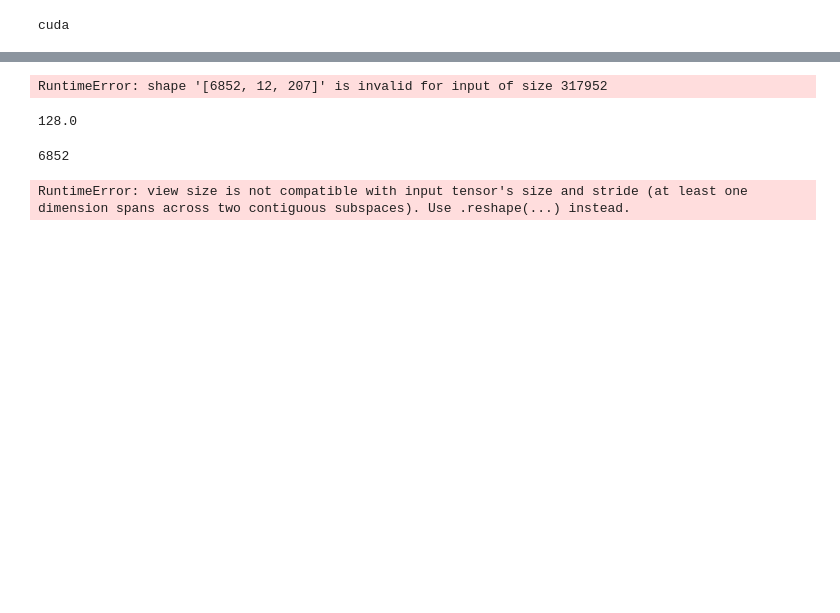
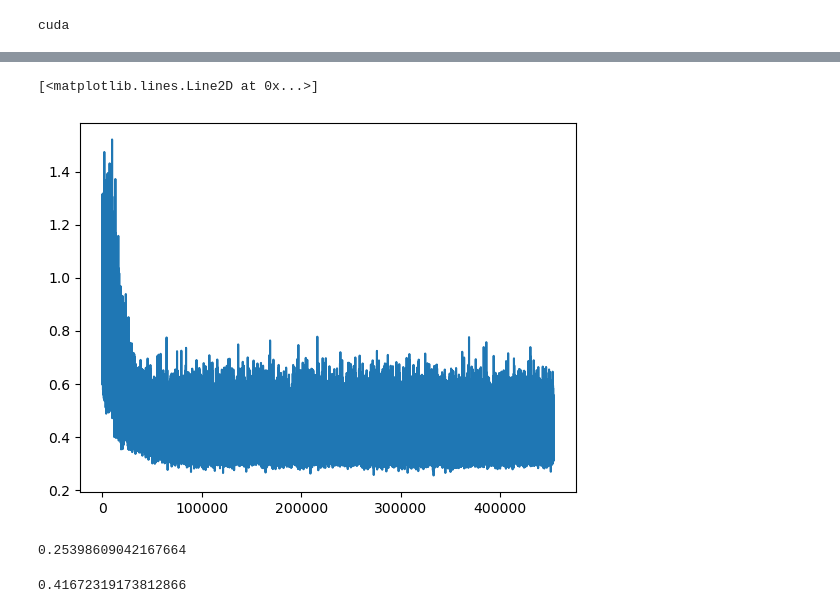
Before and after one commit to OrtizNicola/GNN-traffic-forecasting, a Jupyter notebook: lstm_gat.ipynb, the cells around one changed output, grey strips where cells are left out. Drawn from its saved outputs; the diff is of its cells as text; code cells hidden in the pictures; blank space fills up the shorter version.

Commit message:
add new graph layers

```diff
--- a/lstm_gat.ipynb
+++ b/lstm_gat.ipynb
@@ -103,11 +59,0 @@ class LSTMGATmodel(nn.Module):
-# %%
-# inicializamos los parametros del modelo
-n_nodes = 207
-rnn_hidden_size = n_nodes * 2
-fc_hidden_size = rnn_hidden_size * 2
-feat_per_node = 1
-gat_hidden_size = 2
-att_heads = 1
-batch_size = 128
-seq_len = 12
-num_lstm_layers = 1
@@ -114,33 +102,32 @@ num_lstm_layers = 1
+# %%
+node_feature_size = 1
+hidden_dim = 1
+lstm_layers = 1
+output_size = 1
+num_nodes = X_train.size(2)
 # %%
-model = LSTMGATmodel(n_nodes, rnn_hidden_size,
-                 fc_hidden_size, feat_per_node, gat_hidden_size,
-                 att_heads,
-                 batch_size, seq_len, num_lstm_layers=1)
-device = torch.device('cuda' if torch.cuda.is_available() else 'cpu')
+model = GAT_LSTM_Model(node_feature_size, hidden_dim, lstm_layers, output_size, num_nodes)
+device = torch.device("cuda" if torch.cuda.is_available() else "cpu")
 model = model.to(device)
+adj = adj.to(device)
 print(device)
 # %% [output]
 cuda
 # %%
-# Definición de la función de pérdida y el optimizador
 criterion = nn.MSELoss()
 optimizer = optim.Adam(model.parameters(), lr=0.0001)
 lossi = []
 
 # Entrenamiento del modelo
-num_epochs = 20
+num_epochs = 20000
 
 for epoch in range(num_epochs):
     model.train()
     for X_batch, Y_batch in train_loader:
-        Xcompact = X_batch.view(seq_len * batch_size, n_nodes)
-        grafos = [Data(i.view(-1, 1), adj) for i in Xcompact]
-
-        batch_grafos = Batch.from_data_list(grafos).to(device)
-        Y_batch = Y_batch.to(device)
+        X_batch, Y_batch = X_batch.to(device), Y_batch.to(device)
 
         # Forward
-        outputs = model(batch_grafos)
+        outputs = model(X_batch, adj)
         loss = criterion(outputs, Y_batch)
         lossi.append(loss.item())
 
@@ -176,21 +159,13 @@ model.batch_size = X_test.size(0)
-# %%
-with torch.no_grad():
-    X_to_test = X_test.contiguous().view(seq_len * model.batch_size, n_nodes)
-    grafos = [Data(i.view(-1, 1), adj) for i in Xcompact]
-
-    batch_grafos = Batch.from_data_list(grafos).to(device)
-    predicted = model(batch_grafos)
-# %% [output]
-RuntimeError: shape '[6852, 12, 207]' is invalid for input of size 317952
-# %%
-317952 / 207 /12
-# %% [output]
-128.0
-# %%
-model.batch_size
-# %% [output]
-6852
-# %%
-X_test.view(6852 * 12, -1)
-# %% [output]
-RuntimeError: view size is not compatible with input tensor's size and stride (at least one dimension spans across two contiguous subspaces). Use .reshape(...) instead.
+# %%
+plt.plot(lossi)
+# %% [output]
+[<matplotlib.lines.Line2D at 0x...>]
+[figure, added]
+# %%
+min(lossi)
+# %% [output]
+0.25398609042167664
+# %%
+lossi[-1]
+# %% [output]
+0.41672319173812866
```
Also changed, not shown: parts of 7 cells of this notebook, 4 other files.
